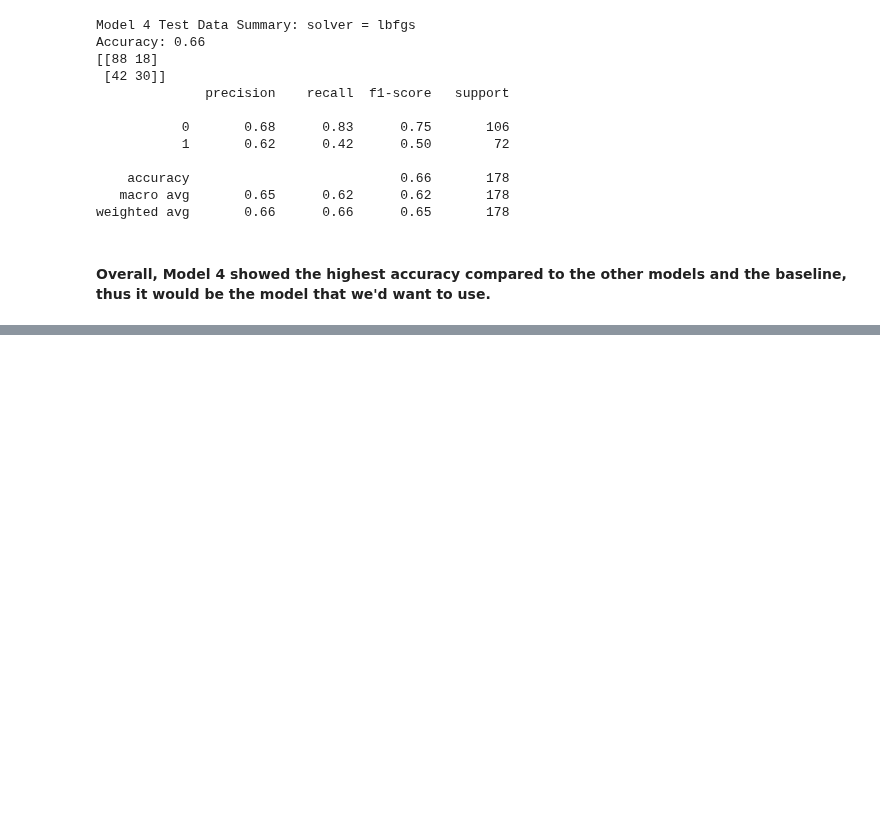
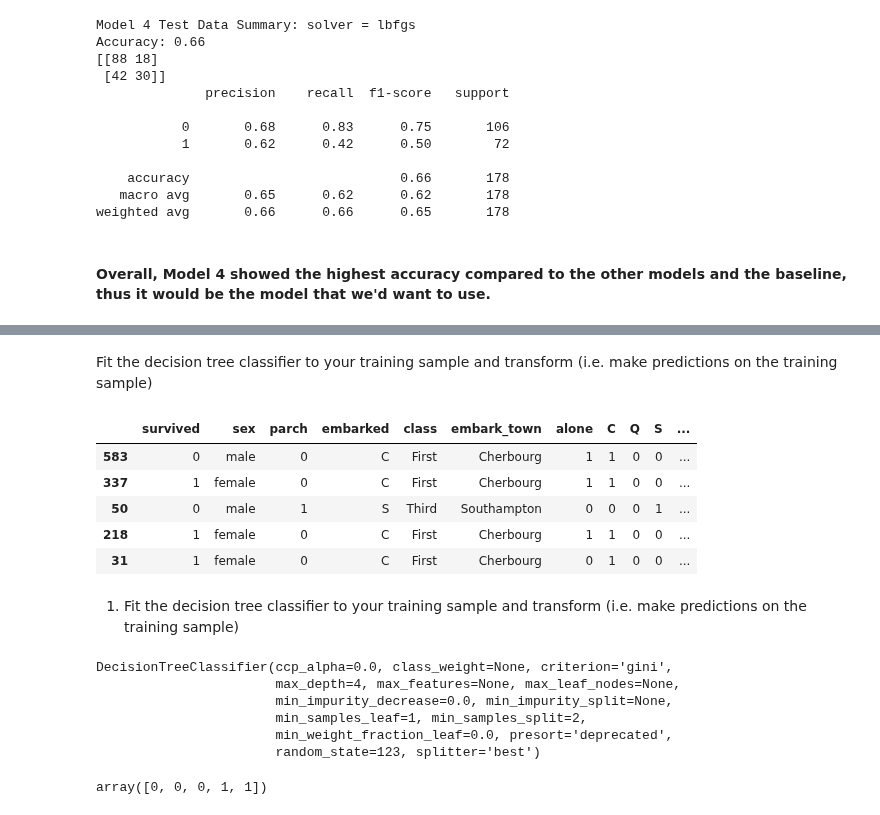
Before and after one commit to lukewbecker/classification-exercises, a Jupyter notebook: model.ipynb, the cells around one changed output, grey strips where cells are left out. Cells and saved outputs as stored; diff of their text form; code cells hidden in the pictures; blank space fills up the shorter version.

Commit message:
added final exercises for Decision Trees

```diff
--- a/model.ipynb
+++ b/model.ipynb
@@ -1029,0 +1080,9 @@ weighted avg       0.66      0.66      0.65       178
+# %%
+X = titanic_df[['pclass','age','fare', 'sex_cat']]
+y = titanic_df[['survived']]
+
+# Split into train, validate, and test datasets
+X_train_validate, X_test, y_train_validate, y_test = train_test_split(X, y, test_size = .20, random_state = 123, stratify = titanic_df.survived)
+X_train, X_validate, y_train, y_validate = train_test_split(X_train_validate, y_train_validate, test_size = .30, stratify = y_train_validate.survived)
+
+X_train.head()
@@ -1029,0 +1108,21 @@ weighted avg       0.66      0.66      0.65       178
+# %% [markdown]
+Fit the decision tree classifier to your training sample and transform (i.e. make predictions on the training sample)
+# %%
+# X = df.drop(['species'],axis=1)
+# y = df[['species']]
+
+# Split into train, validate, and test datasets
+X_train_validate, X_test, y_train_validate, y_test = train_test_split(X, y, test_size = .20, random_state = 123, stratify = titanic_df.survived)
+X_train, X_validate, y_train, y_validate = train_test_split(X_train_validate, y_train_validate, test_size = .30, random_state = 123, stratify = X_train_validate.survived)
+
+
+X_train.head()
+# %% [output]
+|  | survived | sex | parch | embarked | class | embark_town | alone | C | Q | S | ... |
+| 583 | 0 | male | 0 | C | First | Cherbourg | 1 | 1 | 0 | 0 | ... |
+| 337 | 1 | female | 0 | C | First | Cherbourg | 1 | 1 | 0 | 0 | ... |
+| 50 | 0 | male | 1 | S | Third | Southampton | 0 | 0 | 0 | 1 | ... |
+| 218 | 1 | female | 0 | C | First | Cherbourg | 1 | 1 | 0 | 0 | ... |
+| 31 | 1 | female | 0 | C | First | Cherbourg | 0 | 1 | 0 | 0 | ... |
+# %% [markdown]
+1. Fit the decision tree classifier to your training sample and transform (i.e. make predictions on the training sample)
@@ -1029,0 +1150,14 @@ weighted avg       0.66      0.66      0.65       178
+# %%
+clf.fit(X_train, y_train)
+# %% [output]
+DecisionTreeClassifier(ccp_alpha=0.0, class_weight=None, criterion='gini',
+                       max_depth=4, max_features=None, max_leaf_nodes=None,
+                       min_impurity_decrease=0.0, min_impurity_split=None,
+                       min_samples_leaf=1, min_samples_split=2,
+                       min_weight_fraction_leaf=0.0, presort='deprecated',
+                       random_state=123, splitter='best')
+# %%
+y_pred = clf.predict(X_train)
+y_pred[0:5]
+# %% [output]
+array([0, 0, 0, 1, 1])
```
Also changed, not shown: parts of 49 cells of this notebook.
